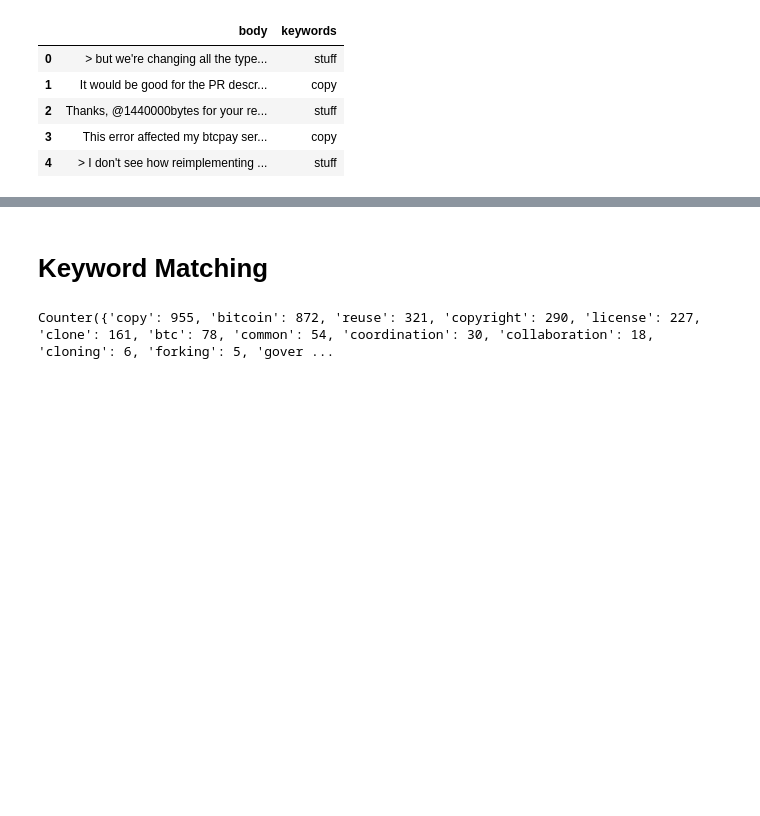
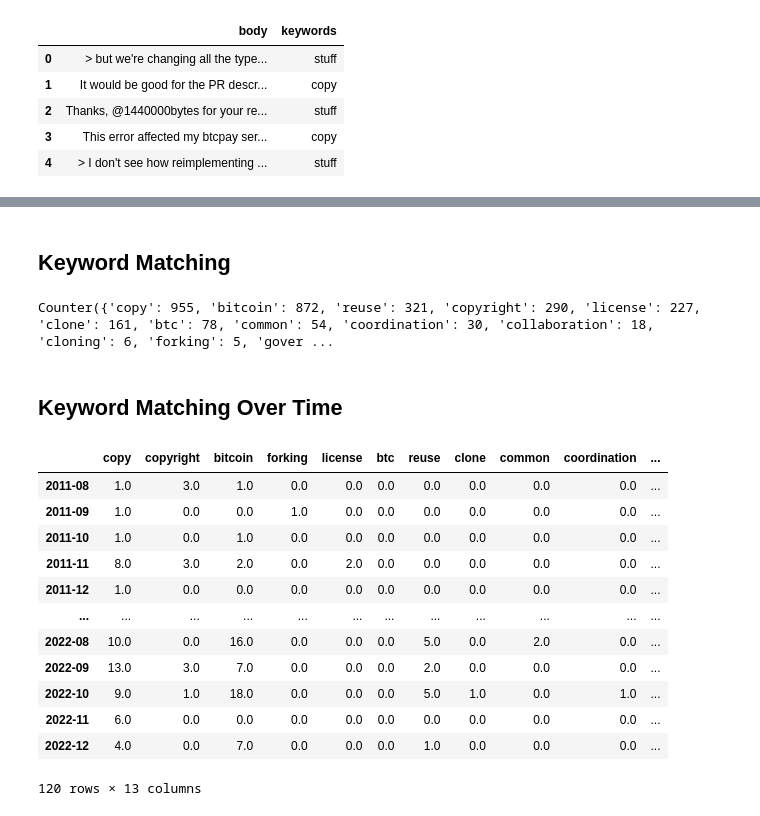
Before and after one commit to SavinduHerath/DSPP_Project_OSS_Forking, a Jupyter notebook: NLP_Analysis.ipynb, the cells around one changed output, grey strips where cells are left out. Drawn from its saved outputs; the diff is of its cells as text; code cells hidden in the pictures; blank space fills up the shorter version.

```diff
--- a/NLP_Analysis.ipynb
+++ b/NLP_Analysis.ipynb
@@ -226,7 +284,7 @@ preprocessed_btc_df.head()
 | 3 | 152 | 2022-12-11T00:41:12Z | This error affected my btcpay ser... | cpleonardo | copy | this error affected my btcpay ser... |
 | 4 | 183 | 2022-11-29T21:27:56Z | > I don't see how reimplementing ... | achow101 | stuff | i dont see how reimplementing bdb... |
 # %% [markdown]
-# Keyword Matching
+## Keyword Matching
 # %%
 # Lemmatized keyword matching
 coordination_terms_count_btc = Counter()
@@ -243,3 +301,5 @@ top_comments_btc = get_top_comments(preprocessed_btc_df, coord_terms, top_n=5)
 
 #for index, comment, matches in top_comments_btc:
 #    print(f"Comment Index: {index}\nComment: {comment}\nKeyword Matches: {matches}\n")
+# %% [markdown]
+## Keyword Matching Over Time
@@ -245,0 +332,16 @@ top_comments_btc = get_top_comments(preprocessed_btc_df, coord_terms, top_n=5)
+# %%
+agg_df_btc
+# %% [output]
+|  | copy | copyright | bitcoin | forking | license | btc | reuse | clone | common | coordination | ... |
+| 2011-08 | 1.0 | 3.0 | 1.0 | 0.0 | 0.0 | 0.0 | 0.0 | 0.0 | 0.0 | 0.0 | ... |
+| 2011-09 | 1.0 | 0.0 | 0.0 | 1.0 | 0.0 | 0.0 | 0.0 | 0.0 | 0.0 | 0.0 | ... |
+| 2011-10 | 1.0 | 0.0 | 1.0 | 0.0 | 0.0 | 0.0 | 0.0 | 0.0 | 0.0 | 0.0 | ... |
+| 2011-11 | 8.0 | 3.0 | 2.0 | 0.0 | 2.0 | 0.0 | 0.0 | 0.0 | 0.0 | 0.0 | ... |
+| 2011-12 | 1.0 | 0.0 | 0.0 | 0.0 | 0.0 | 0.0 | 0.0 | 0.0 | 0.0 | 0.0 | ... |
+| ... | ... | ... | ... | ... | ... | ... | ... | ... | ... | ... | ... |
+| 2022-08 | 10.0 | 0.0 | 16.0 | 0.0 | 0.0 | 0.0 | 5.0 | 0.0 | 2.0 | 0.0 | ... |
+| 2022-09 | 13.0 | 3.0 | 7.0 | 0.0 | 0.0 | 0.0 | 2.0 | 0.0 | 0.0 | 0.0 | ... |
+| 2022-10 | 9.0 | 1.0 | 18.0 | 0.0 | 0.0 | 0.0 | 5.0 | 1.0 | 0.0 | 1.0 | ... |
+| 2022-11 | 6.0 | 0.0 | 0.0 | 0.0 | 0.0 | 0.0 | 0.0 | 0.0 | 0.0 | 0.0 | ... |
+| 2022-12 | 4.0 | 0.0 | 7.0 | 0.0 | 0.0 | 0.0 | 1.0 | 0.0 | 0.0 | 0.0 | ... |
+120 rows × 13 columns
```
Also changed, not shown: parts of 13 cells of this notebook, 6 other files.
